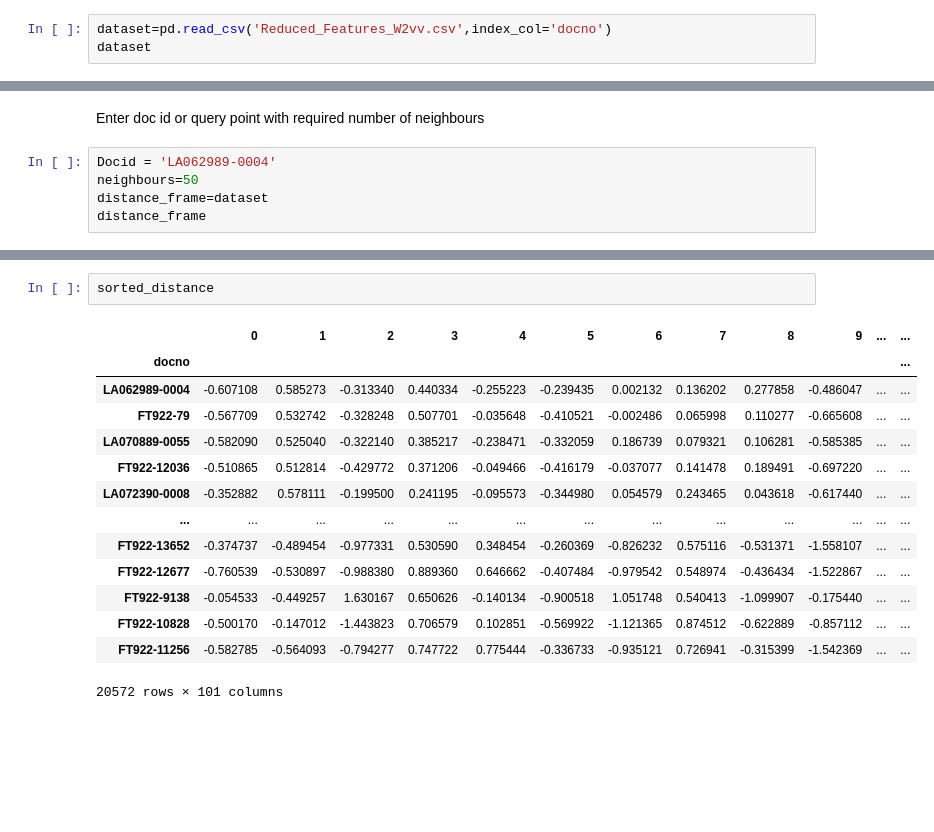
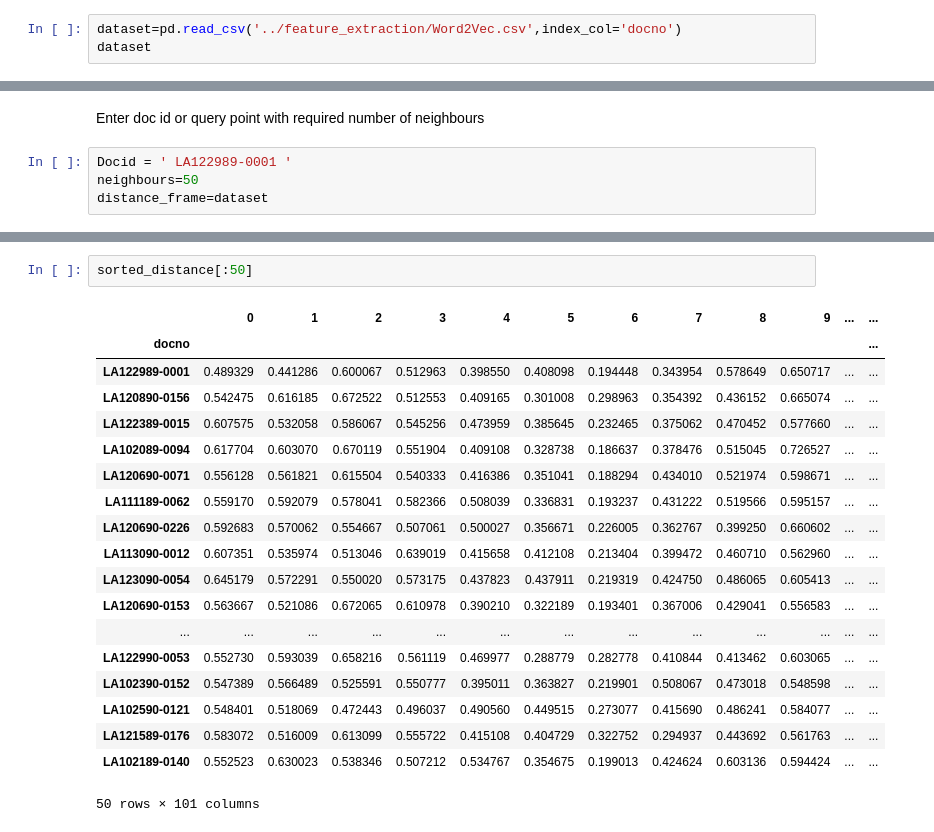
Before and after one commit to diptesh1997/constrained-clustering, a Jupyter notebook: neighbors/KNN.ipynb, the cells around one changed output, grey strips where cells are left out. Saved outputs shown, nothing was run; the diff lists cells and outputs as text; blank space fills up the shorter version.

```diff
--- a/neighbors/KNN.ipynb
+++ b/neighbors/KNN.ipynb
@@ -2,7 +2,7 @@
 import pandas as pd
 import numpy as np
 # %%
-dataset=pd.read_csv('Reduced_Features_W2vv.csv',index_col='docno')
+dataset=pd.read_csv('../feature_extraction/Word2Vec.csv',index_col='docno')
 dataset
 # %% [output]
 |  | 0 | 1 | 2 | 3 | 4 | 5 | 6 | 7 | 8 | 9 | ... | ... |
@@ -22,7 +22,6 @@ dataset
 # %% [markdown]
 Enter doc id or query point with required number of neighbours
 # %%
-Docid = 'LA062989-0004'
+Docid = ' LA122989-0001 '
 neighbours=50
 distance_frame=dataset
-distance_frame
@@ -52,17 +74,22 @@ sorted_distance=distance_frame.sort_values('dist',ascending=True)
 # %%
-sorted_distance
+sorted_distance[:50]
 # %% [output]
 |  | 0 | 1 | 2 | 3 | 4 | 5 | 6 | 7 | 8 | 9 | ... | ... |
 | docno |  |  |  |  |  |  |  |  |  |  |  | ... |
-| LA062989-0004 | -0.607108 | 0.585273 | -0.313340 | 0.440334 | -0.255223 | -0.239435 | 0.002132 | 0.136202 | 0.277858 | -0.486047 | ... | ... |
-| FT922-79 | -0.567709 | 0.532742 | -0.328248 | 0.507701 | -0.035648 | -0.410521 | -0.002486 | 0.065998 | 0.110277 | -0.665608 | ... | ... |
-| LA070889-0055 | -0.582090 | 0.525040 | -0.322140 | 0.385217 | -0.238471 | -0.332059 | 0.186739 | 0.079321 | 0.106281 | -0.585385 | ... | ... |
-| FT922-12036 | -0.510865 | 0.512814 | -0.429772 | 0.371206 | -0.049466 | -0.416179 | -0.037077 | 0.141478 | 0.189491 | -0.697220 | ... | ... |
-| LA072390-0008 | -0.352882 | 0.578111 | -0.199500 | 0.241195 | -0.095573 | -0.344980 | 0.054579 | 0.243465 | 0.043618 | -0.617440 | ... | ... |
+| LA122989-0001 | 0.489329 | 0.441286 | 0.600067 | 0.512963 | 0.398550 | 0.408098 | 0.194448 | 0.343954 | 0.578649 | 0.650717 | ... | ... |
+| LA120890-0156 | 0.542475 | 0.616185 | 0.672522 | 0.512553 | 0.409165 | 0.301008 | 0.298963 | 0.354392 | 0.436152 | 0.665074 | ... | ... |
+| LA122389-0015 | 0.607575 | 0.532058 | 0.586067 | 0.545256 | 0.473959 | 0.385645 | 0.232465 | 0.375062 | 0.470452 | 0.577660 | ... | ... |
+| LA102089-0094 | 0.617704 | 0.603070 | 0.670119 | 0.551904 | 0.409108 | 0.328738 | 0.186637 | 0.378476 | 0.515045 | 0.726527 | ... | ... |
+| LA120690-0071 | 0.556128 | 0.561821 | 0.615504 | 0.540333 | 0.416386 | 0.351041 | 0.188294 | 0.434010 | 0.521974 | 0.598671 | ... | ... |
+| LA111189-0062 | 0.559170 | 0.592079 | 0.578041 | 0.582366 | 0.508039 | 0.336831 | 0.193237 | 0.431222 | 0.519566 | 0.595157 | ... | ... |
+| LA120690-0226 | 0.592683 | 0.570062 | 0.554667 | 0.507061 | 0.500027 | 0.356671 | 0.226005 | 0.362767 | 0.399250 | 0.660602 | ... | ... |
+| LA113090-0012 | 0.607351 | 0.535974 | 0.513046 | 0.639019 | 0.415658 | 0.412108 | 0.213404 | 0.399472 | 0.460710 | 0.562960 | ... | ... |
+| LA123090-0054 | 0.645179 | 0.572291 | 0.550020 | 0.573175 | 0.437823 | 0.437911 | 0.219319 | 0.424750 | 0.486065 | 0.605413 | ... | ... |
+| LA120690-0153 | 0.563667 | 0.521086 | 0.672065 | 0.610978 | 0.390210 | 0.322189 | 0.193401 | 0.367006 | 0.429041 | 0.556583 | ... | ... |
 | ... | ... | ... | ... | ... | ... | ... | ... | ... | ... | ... | ... | ... |
-| FT922-13652 | -0.374737 | -0.489454 | -0.977331 | 0.530590 | 0.348454 | -0.260369 | -0.826232 | 0.575116 | -0.531371 | -1.558107 | ... | ... |
-| FT922-12677 | -0.760539 | -0.530897 | -0.988380 | 0.889360 | 0.646662 | -0.407484 | -0.979542 | 0.548974 | -0.436434 | -1.522867 | ... | ... |
-| FT922-9138 | -0.054533 | -0.449257 | 1.630167 | 0.650626 | -0.140134 | -0.900518 | 1.051748 | 0.540413 | -1.099907 | -0.175440 | ... | ... |
-| FT922-10828 | -0.500170 | -0.147012 | -1.443823 | 0.706579 | 0.102851 | -0.569922 | -1.121365 | 0.874512 | -0.622889 | -0.857112 | ... | ... |
-| FT922-11256 | -0.582785 | -0.564093 | -0.794277 | 0.747722 | 0.775444 | -0.336733 | -0.935121 | 0.726941 | -0.315399 | -1.542369 | ... | ... |
+| LA122990-0053 | 0.552730 | 0.593039 | 0.658216 | 0.561119 | 0.469977 | 0.288779 | 0.282778 | 0.410844 | 0.413462 | 0.603065 | ... | ... |
+| LA102390-0152 | 0.547389 | 0.566489 | 0.525591 | 0.550777 | 0.395011 | 0.363827 | 0.219901 | 0.508067 | 0.473018 | 0.548598 | ... | ... |
+| LA102590-0121 | 0.548401 | 0.518069 | 0.472443 | 0.496037 | 0.490560 | 0.449515 | 0.273077 | 0.415690 | 0.486241 | 0.584077 | ... | ... |
+| LA121589-0176 | 0.583072 | 0.516009 | 0.613099 | 0.555722 | 0.415108 | 0.404729 | 0.322752 | 0.294937 | 0.443692 | 0.561763 | ... | ... |
+| LA102189-0140 | 0.552523 | 0.630023 | 0.538346 | 0.507212 | 0.534767 | 0.354675 | 0.199013 | 0.424624 | 0.603136 | 0.594424 | ... | ... |
-20572 rows × 101 columns
+50 rows × 101 columns
```
Also changed, not shown: parts of 6 cells of this notebook, 1 other file.
